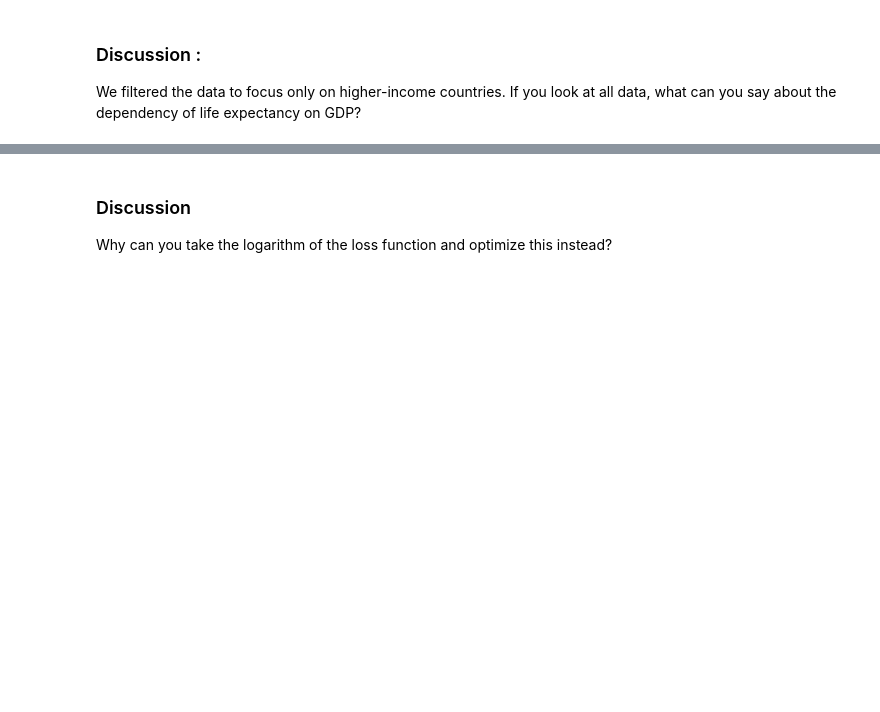
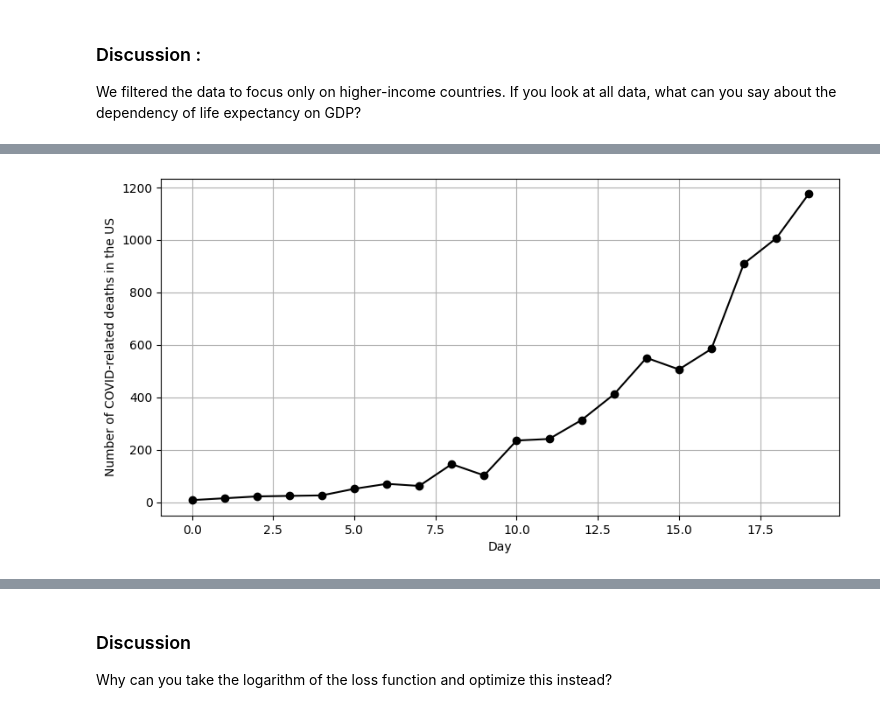
Before and after one commit to jshim0978/KU_NN, a Jupyter notebook: 2023020923_2023020928_A1/gradient_descent.ipynb, the cells around one changed output, grey strips where cells are left out. Cells and saved outputs as stored; diff of their text form; code cells hidden in the pictures; blank space fills up the shorter version.

```diff
--- a/2023020923_2023020928_A1/gradient_descent.ipynb
+++ b/2023020923_2023020928_A1/gradient_descent.ipynb
@@ -172,0 +223,13 @@ plt.show()
+# %%
+X = np.arange(20)
+Y = data[340:360, 2]
+Y = np.flip(Y)
+
+fig = plt.figure(figsize=(10,5))
+plt.plot(X,Y,'ko-')
+plt.grid()
+plt.xlabel('Day')
+plt.ylabel('Number of COVID-related deaths in the US')
+plt.show()
+# %% [output]
+[figure, added]
```
Also changed, not shown: parts of 14 cells of this notebook.
